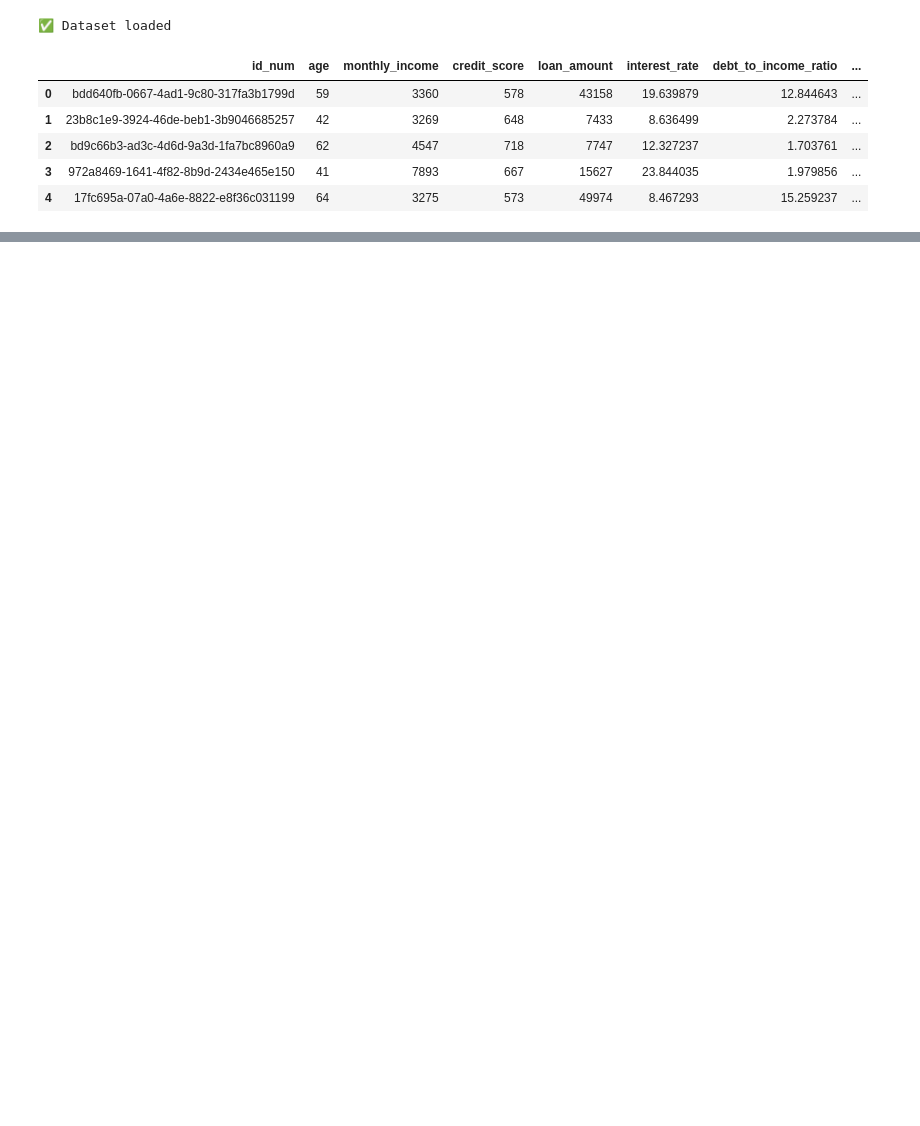
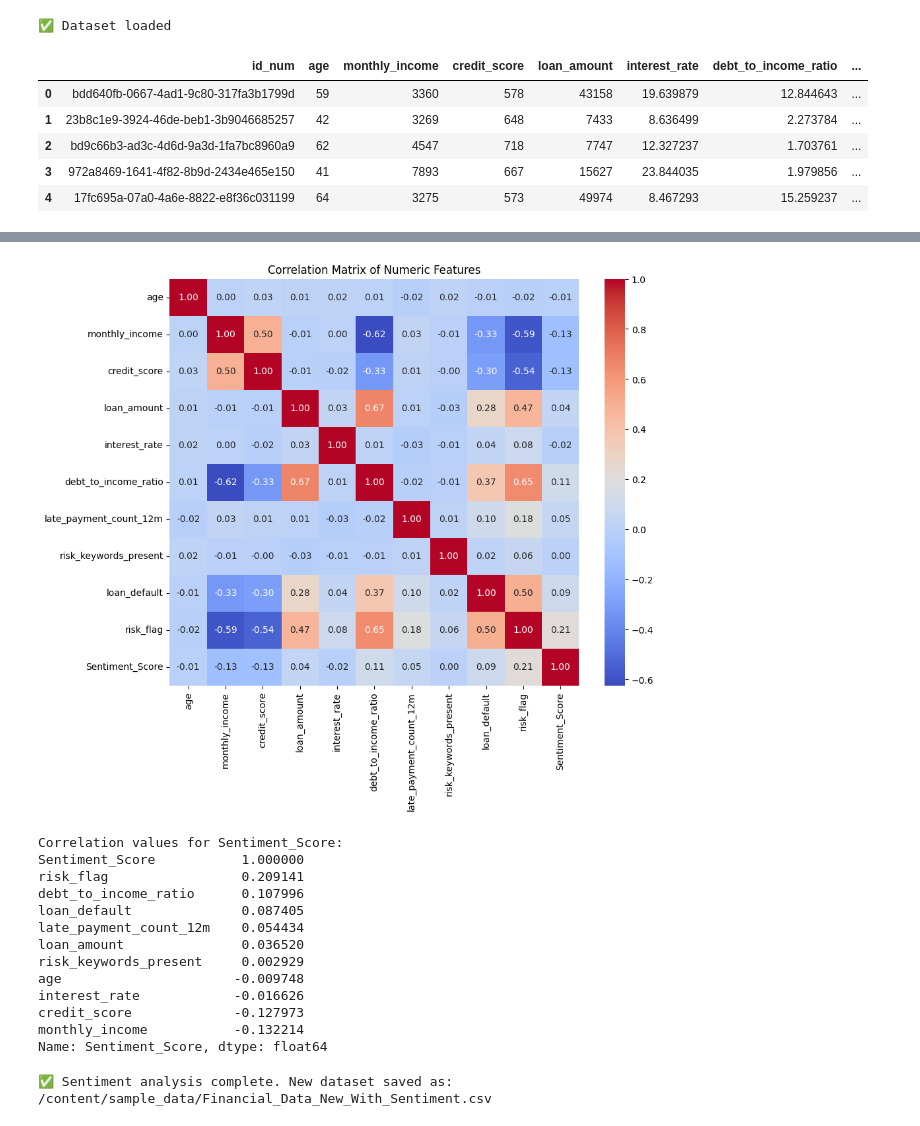
Before and after one commit to 23064088/DataMiningGroup18, a Jupyter notebook: Data_Generation_Latest_With_Sentiment_Analysis.ipynb, the cells around one changed output, grey strips where cells are left out. Saved outputs shown, nothing was run; the diff lists cells and outputs as text; code cells hidden in the pictures; blank space fills up the shorter version.

Commit message:
Successfully applied sentiment analysis using FinBERT to extract a numerical Sentiment_Score from customer statements. The enriched dataset is now saved as a new CSV for downstream analysis.

```diff
--- a/Data_Generation_Latest_With_Sentiment_Analysis.ipynb
+++ b/Data_Generation_Latest_With_Sentiment_Analysis.ipynb
@@ -20,3 +18,7 @@ df.head()
 | 2 | bd9c66b3-ad3c-4d6d-9a3d-1fa7bc8960a9 | 62 | 4547 | 718 | 7747 | 12.327237 | 1.703761 | ... |
 | 3 | 972a8469-1641-4f82-8b9d-2434e465e150 | 41 | 7893 | 667 | 15627 | 23.844035 | 1.979856 | ... |
 | 4 | 17fc695a-07a0-4a6e-8822-e8f36c031199 | 64 | 3275 | 573 | 49974 | 8.467293 | 15.259237 | ... |
+# %%
+print("⏳ Loading FinBERT model...")
+classifier = pipeline("sentiment-analysis", model="ProsusAI/finbert")
+print("✅ FinBERT loaded")
@@ -22,0 +58,6 @@ df.head()
+# %%
+# Apply sentiment scoring to each customer statement
+df['Sentiment_Score'] = df['customer_statement'].apply(get_sentiment_score)
+
+# Quick check
+df[['customer_statement', 'Sentiment_Score']].head()
@@ -22,0 +72,44 @@ df.head()
+# %%
+# Check correlation
+
+import seaborn as sns
+import matplotlib.pyplot as plt
+
+# Select only numeric columns
+numeric_cols = df.select_dtypes(include=['number'])
+
+# Compute correlation matrix
+corr_matrix = numeric_cols.corr()
+
+# Display heatmap
+plt.figure(figsize=(10,8))
+sns.heatmap(corr_matrix, annot=True, fmt=".2f", cmap='coolwarm')
+plt.title("Correlation Matrix of Numeric Features")
+plt.show()
+
+# Optional: quick numeric check
+print("\nCorrelation values for Sentiment_Score:")
+print(corr_matrix['Sentiment_Score'].sort_values(ascending=False))
+# %% [output]
+[figure, added]
+Correlation values for Sentiment_Score:
+Sentiment_Score           1.000000
+risk_flag                 0.209141
+debt_to_income_ratio      0.107996
+loan_default              0.087405
+late_payment_count_12m    0.054434
+loan_amount               0.036520
+risk_keywords_present     0.002929
+age                      -0.009748
+interest_rate            -0.016626
+credit_score             -0.127973
+monthly_income           -0.132214
+Name: Sentiment_Score, dtype: float64
+# %%
+# Save the dataset with sentiment column added
+output_path = "/content/sample_data/Financial_Data_New_With_Sentiment.csv"
+df.to_csv(output_path, index=False)
+
+print(f"✅ Sentiment analysis complete. New dataset saved as: {output_path}")
+# %% [output]
+✅ Sentiment analysis complete. New dataset saved as: /content/sample_data/Financial_Data_New_With_Sentiment.csv
```
Also changed, not shown: parts of 4 cells of this notebook.
